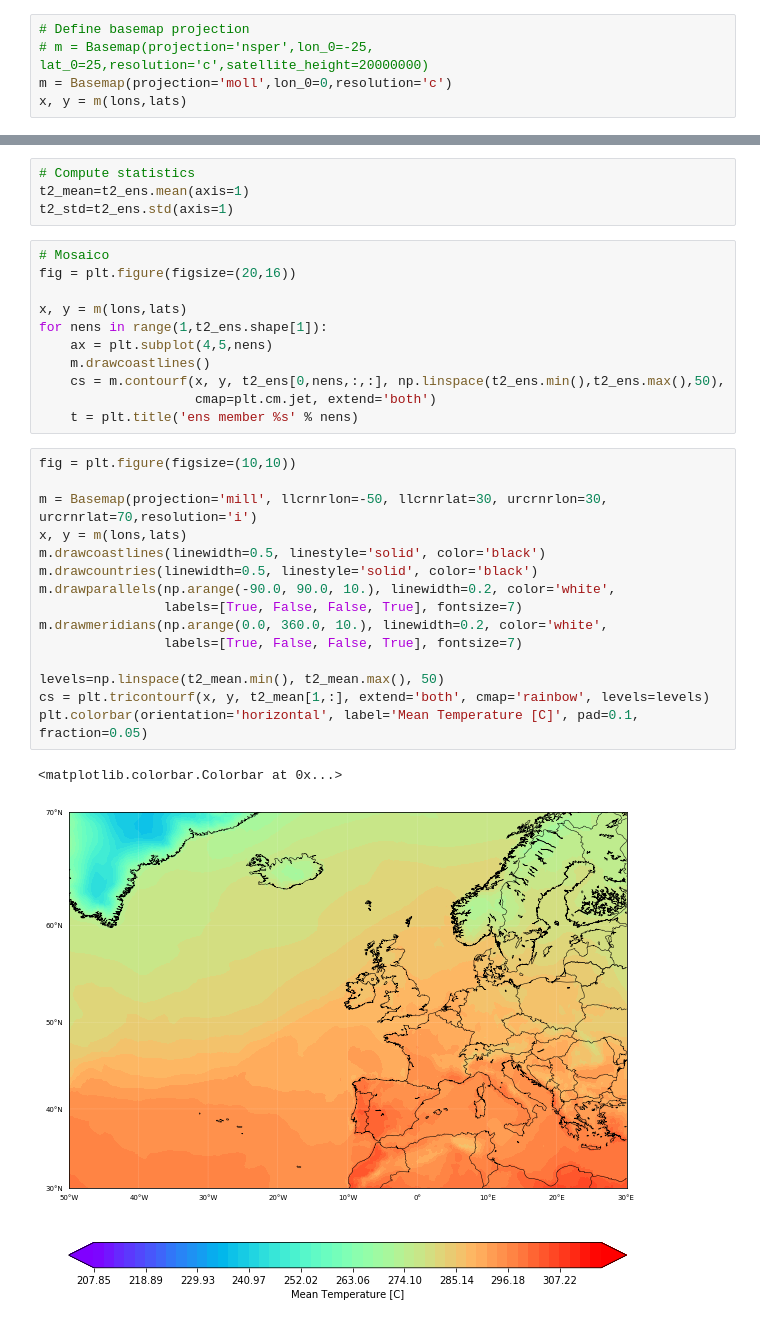
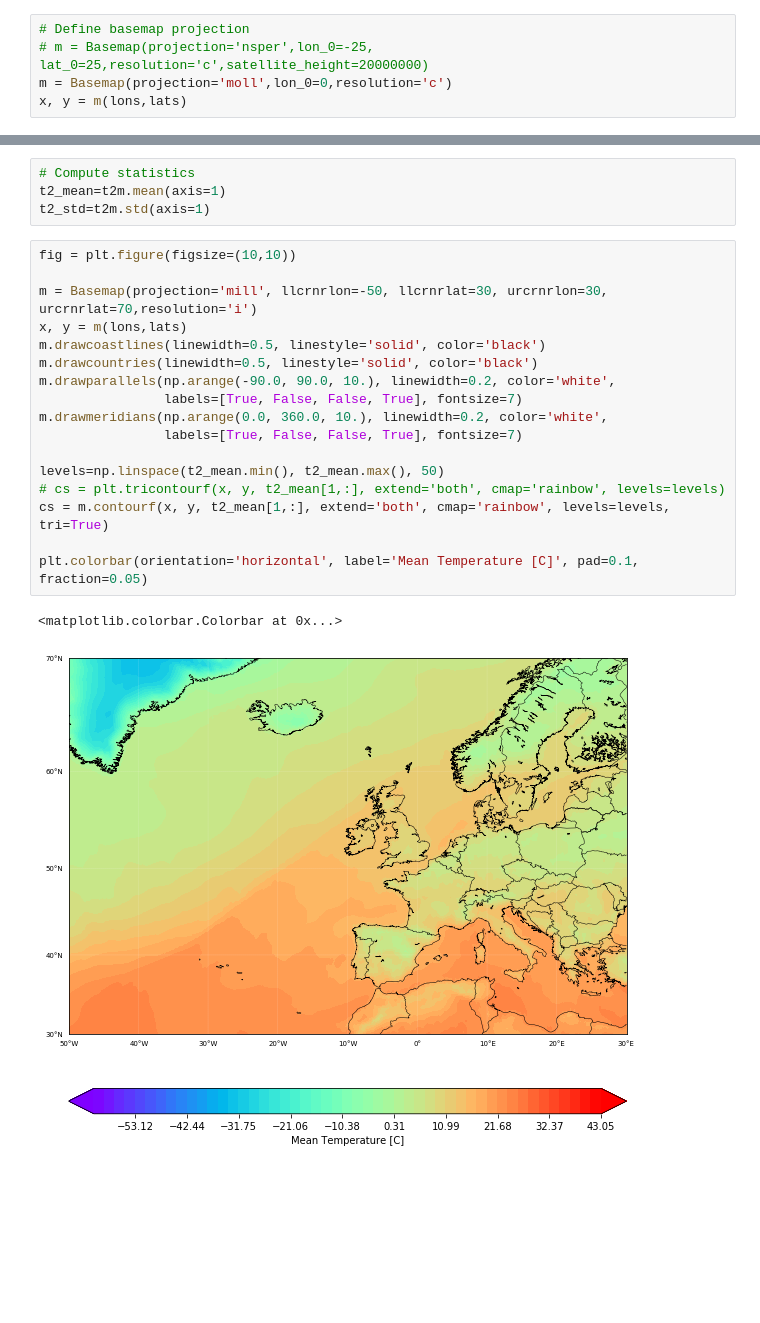
Before and after one commit to guidocioni/icon_eu_eps, a Jupyter notebook: test.ipynb, the cells around one changed output, grey strips where cells are left out. Saved outputs shown, nothing was run; the diff lists cells and outputs as text; blank space fills up the shorter version.

```diff
--- a/test.ipynb
+++ b/test.ipynb
@@ -36,34 +35,25 @@ wind_speed=np.sqrt(u10m**2+v10m**2)*3.6
 tot_prec = read_variable(variable='tot_prec')
 # %%
 # Compute statistics
-t2_mean=t2_ens.mean(axis=1)
-t2_std=t2_ens.std(axis=1)
+t2_mean=t2m.mean(axis=1)
+t2_std=t2m.std(axis=1)
-# %%
-# Mosaico
-fig = plt.figure(figsize=(20,16))
-
-x, y = m(lons,lats)
-for nens in range(1,t2_ens.shape[1]):
-    ax = plt.subplot(4,5,nens)
-    m.drawcoastlines()
-    cs = m.contourf(x, y, t2_ens[0,nens,:,:], np.linspace(t2_ens.min(),t2_ens.max(),50),
-                    cmap=plt.cm.jet, extend='both')
-    t = plt.title('ens member %s' % nens)
 # %%
 fig = plt.figure(figsize=(10,10))
 
 m = Basemap(projection='mill', llcrnrlon=-50, llcrnrlat=30, urcrnrlon=30, urcrnrlat=70,resolution='i')
 x, y = m(lons,lats)
 m.drawcoastlines(linewidth=0.5, linestyle='solid', color='black')
 m.drawcountries(linewidth=0.5, linestyle='solid', color='black')
 m.drawparallels(np.arange(-90.0, 90.0, 10.), linewidth=0.2, color='white',
                 labels=[True, False, False, True], fontsize=7)
 m.drawmeridians(np.arange(0.0, 360.0, 10.), linewidth=0.2, color='white',
                 labels=[True, False, False, True], fontsize=7)
 
 levels=np.linspace(t2_mean.min(), t2_mean.max(), 50)
-cs = plt.tricontourf(x, y, t2_mean[1,:], extend='both', cmap='rainbow', levels=levels)
+# cs = plt.tricontourf(x, y, t2_mean[1,:], extend='both', cmap='rainbow', levels=levels)
+cs = m.contourf(x, y, t2_mean[1,:], extend='both', cmap='rainbow', levels=levels, tri=True)
+
 plt.colorbar(orientation='horizontal', label='Mean Temperature [C]', pad=0.1, fraction=0.05)
 # %% [output]
 <matplotlib.colorbar.Colorbar at 0x...>
-[figure, old version]
+[figure, new version]
```
Also changed, not shown: parts of 6 cells of this notebook, 15 other files.
